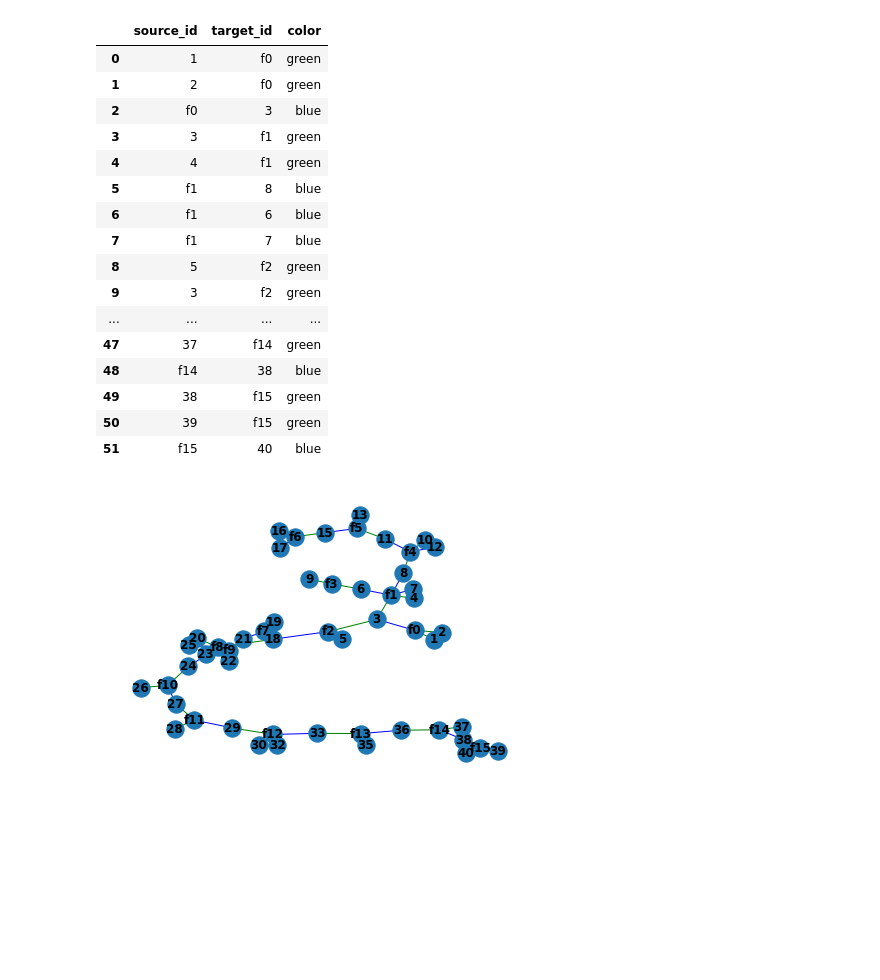
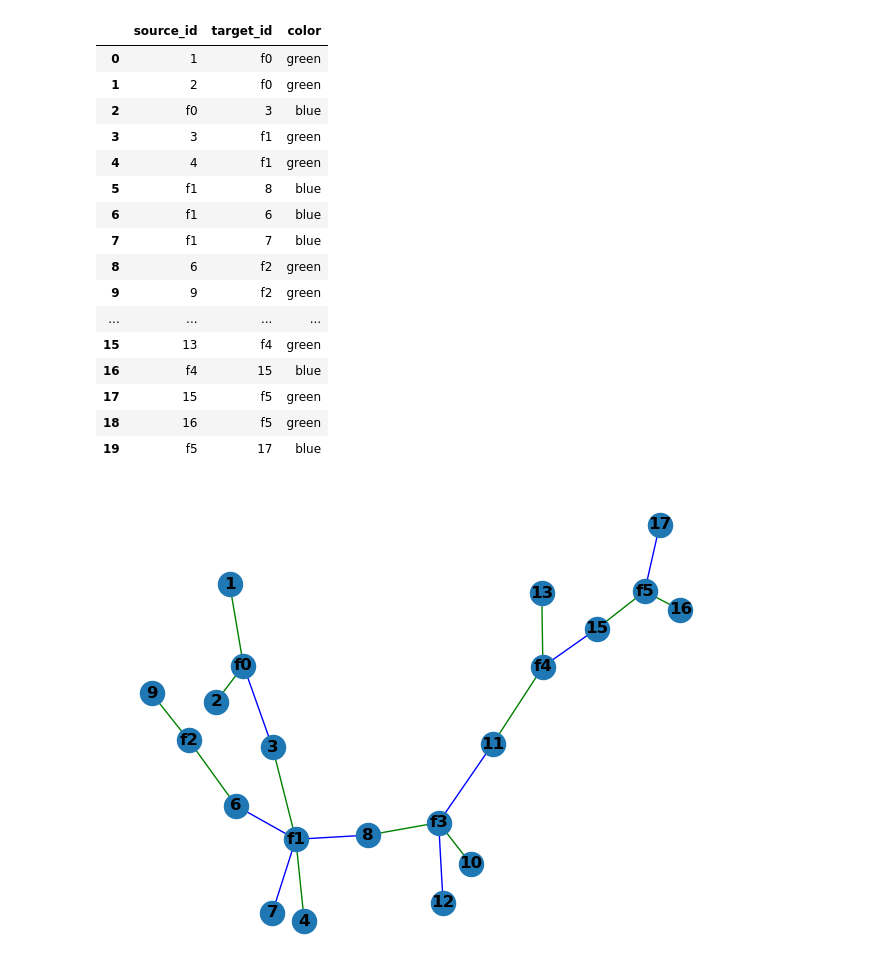
Before and after one commit to grushanina/json_parser, a Jupyter notebook: family_tree.ipynb, the cells around one changed output. Saved outputs shown, nothing was run; the diff lists cells and outputs as text; code cells hidden in the pictures; blank space fills up the shorter version.

```diff
--- a/family_tree.ipynb
+++ b/family_tree.ipynb
@@ -171,7 +172,7 @@ class FamilyTree:
         df = pd.DataFrame.from_dict(df_dict)
         return df
 # %%
-family_tree = FamilyTree(open_json('data/tree3.json'))
+family_tree = FamilyTree(open_json('data/tree3_simple.json'))
 family_tree.tree
 # %% [output]
 {1: {1, Михаил Федорович, male, [2], -1, -1, [3], 0},
@@ -313,19 +304,20 @@ family_tree.get_links_pair_families_df()
 | 5 | f1 | 8 | blue |
 | 6 | f1 | 6 | blue |
 | 7 | f1 | 7 | blue |
-| 8 | 5 | f2 | green |
-| 9 | 3 | f2 | green |
+| 8 | 6 | f2 | green |
+| 9 | 9 | f2 | green |
 | ... | ... | ... | ... |
-| 47 | 37 | f14 | green |
-| 48 | f14 | 38 | blue |
-| 49 | 38 | f15 | green |
-| 50 | 39 | f15 | green |
-| 51 | f15 | 40 | blue |
+| 15 | 13 | f4 | green |
+| 16 | f4 | 15 | blue |
+| 17 | 15 | f5 | green |
+| 18 | 16 | f5 | green |
+| 19 | f5 | 17 | blue |
 # %%
+fig = plt.figure()
 G = nx.from_pandas_edgelist(family_tree.get_links_pair_families_df(),
                             source='source_id',
                             target='target_id',
                             edge_attr='color')
 nx.draw(G, with_labels=True, font_weight='bold', edge_color=list(nx.get_edge_attributes(G,'color').values()))
 # %% [output]
-[figure, old version]
+[figure, new version]
```
Also changed, not shown: parts of 9 cells of this notebook, 1 other file.
